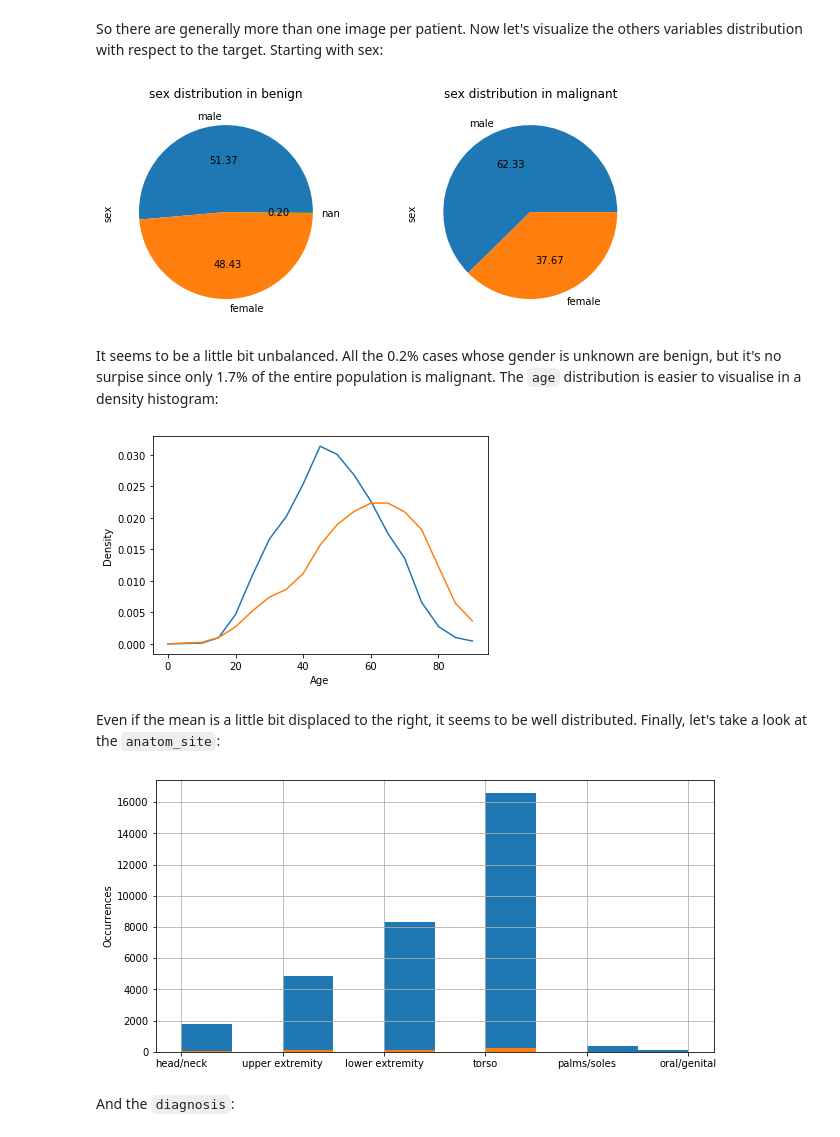
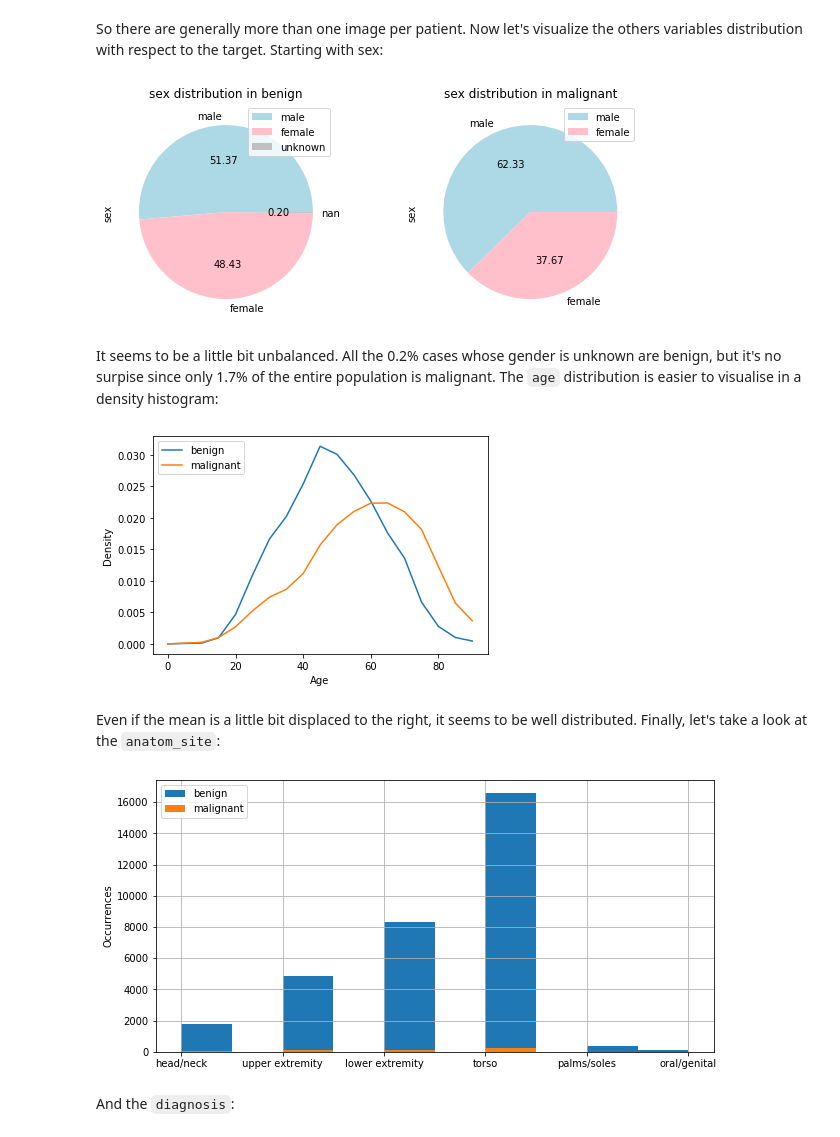
Before and after one commit to agiulianomirabella/melanoma-detector, a Jupyter notebook: workspace/EDA.ipynb, the cells around one changed output. Drawn from its saved outputs; the diff is of its cells as text; code cells hidden in the pictures.

```diff
--- a/workspace/EDA.ipynb
+++ b/workspace/EDA.ipynb
@@ -104,46 +105,53 @@ So there are generally more than one image per patient. Now let's visualize the
 # %%
 import matplotlib.pyplot as plt
 
 %matplotlib inline
 
 variable_name='sex'
 
 benign = df[df['target']==0]
 malignant = df[df['target']==1]
 
 fig, axs = plt.subplots(ncols=2, figsize=(10, 4))
 
-benign[variable_name].value_counts(dropna=False).plot(kind='pie', ax=axs[0], autopct='%.2f')
-malignant[variable_name].value_counts(dropna=False).plot(kind='pie', ax=axs[1], autopct='%.2f')
+benign[variable_name].value_counts(dropna=False).plot(kind='pie', ax=axs[0], autopct='%.2f', colors = ['lightblue', 'pink', 'silver'])
+malignant[variable_name].value_counts(dropna=False).plot(kind='pie', ax=axs[1], autopct='%.2f', colors = ['lightblue', 'pink'])
 
 axs[0].set_title(variable_name+' distribution in benign')
 axs[1].set_title(variable_name+' distribution in malignant')
 
+axs[0].legend(['male', 'female', 'unknown'], loc='upper right')
+axs[1].legend(['male', 'female'], loc='upper right')
+
 fig.savefig(save_path + 'sex_pie.png')
 # %% [output]
-[figure, old version]
+[figure, new version]
 # %% [markdown]
 It seems to be a little bit unbalanced. All the 0.2% cases whose gender is unknown are benign, but it's no surpise since only 1.7% of the entire population is malignant. The `age` distribution is easier to visualise in a density histogram:
 # %%
 import numpy as np
 import math
+from matplotlib.colors import to_rgba as rgba
 
 different_age_values= np.array([e for e in np.unique(df.age_approx.to_numpy()) if not math.isnan(e)])
 plot = df.groupby('target').age_approx.plot(kind='kde', ind = different_age_values)
 plt.xlabel('Age')
+plt.legend(['benign', 'malignant'], loc='upper left')
 fig = plot[0].get_figure()
+
 fig.savefig(save_path + 'age_histogram.png')
 # %% [output]
-[figure, old version]
+[figure, new version]
 # %% [markdown]
 Even if the mean is a little bit displaced to the right, it seems to be well distributed. Finally, let's take a look at the `anatom_site`:
 # %%
 plot = df.groupby('target').anatom_site_general_challenge.hist(figsize = (10, 5))
 plt.ylabel('Occurrences')
+plt.legend(['benign', 'malignant'], loc='upper left')
 fig = plot[0].get_figure()
 fig.savefig(save_path + 'site_histogram.png')
 # %% [output]
-[figure, old version]
+[figure, new version]
 # %% [markdown]
 And the `diagnosis`:
 # %%
```
Also changed, not shown: parts of 2 cells of this notebook, 13 other files.
